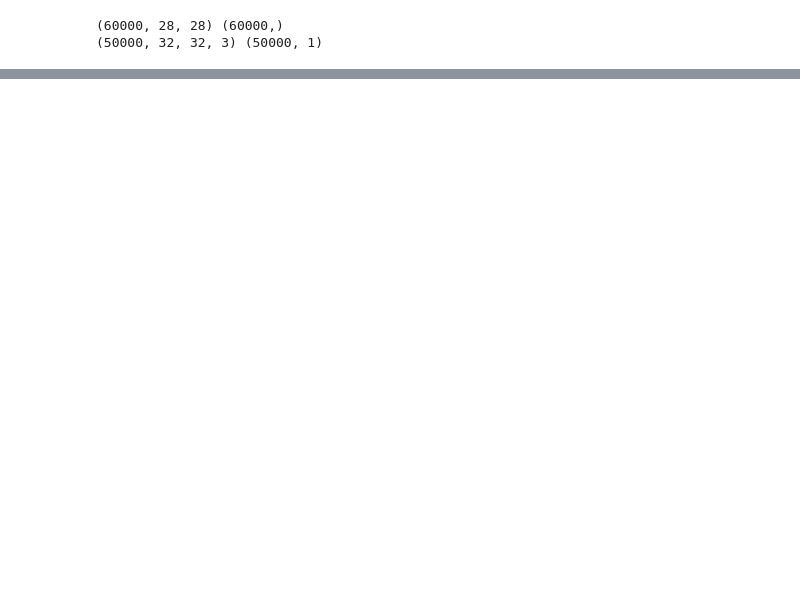
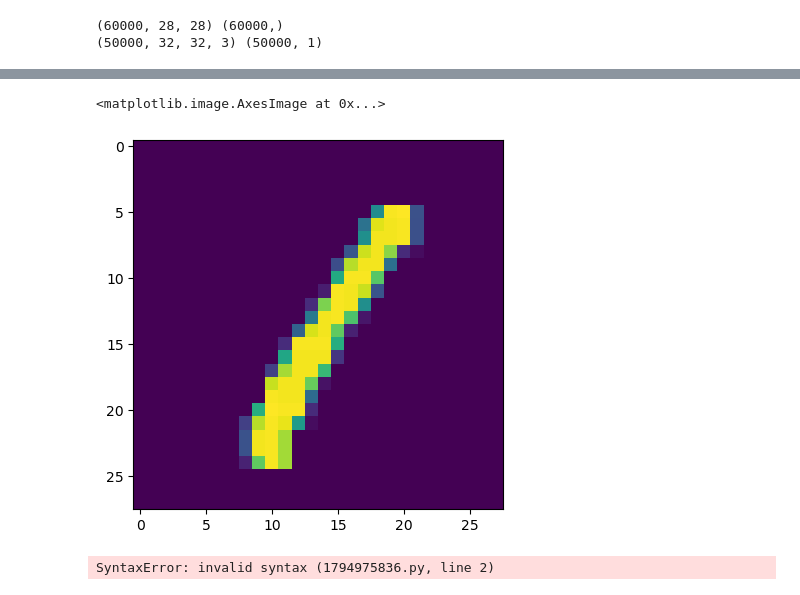
Before and after one commit to swddoram/EarthScience, a Jupyter notebook: 지구과학발표/Untitled1.ipynb, the cells around one changed output, grey strips where cells are left out. Drawn from its saved outputs; the diff is of its cells as text; code cells hidden in the pictures; blank space fills up the shorter version.

```diff
--- a/지구과학발표/Untitled1.ipynb
+++ b/지구과학발표/Untitled1.ipynb
@@ -73,0 +145,14 @@ Epoch 10/10
+# %%
+#print(종속[0:100])
+plt.imshow(독립[3])
+#image_arrayR = image_array.reshape(3136, 784)
+#print(gray_image_array)
+# %% [output]
+<matplotlib.image.AxesImage at 0x...>
+[figure, added]
+# %%
+def MakeImage(image_name, image_path, gray_image, gray_image_array):
+    "image_name"_path = image_path
+    image1 = Image.open(image1_path)
+# %% [output]
+SyntaxError: invalid syntax (1794975836.py, line 2)
```
Also changed, not shown: parts of 8 cells of this notebook, 4 other files.
